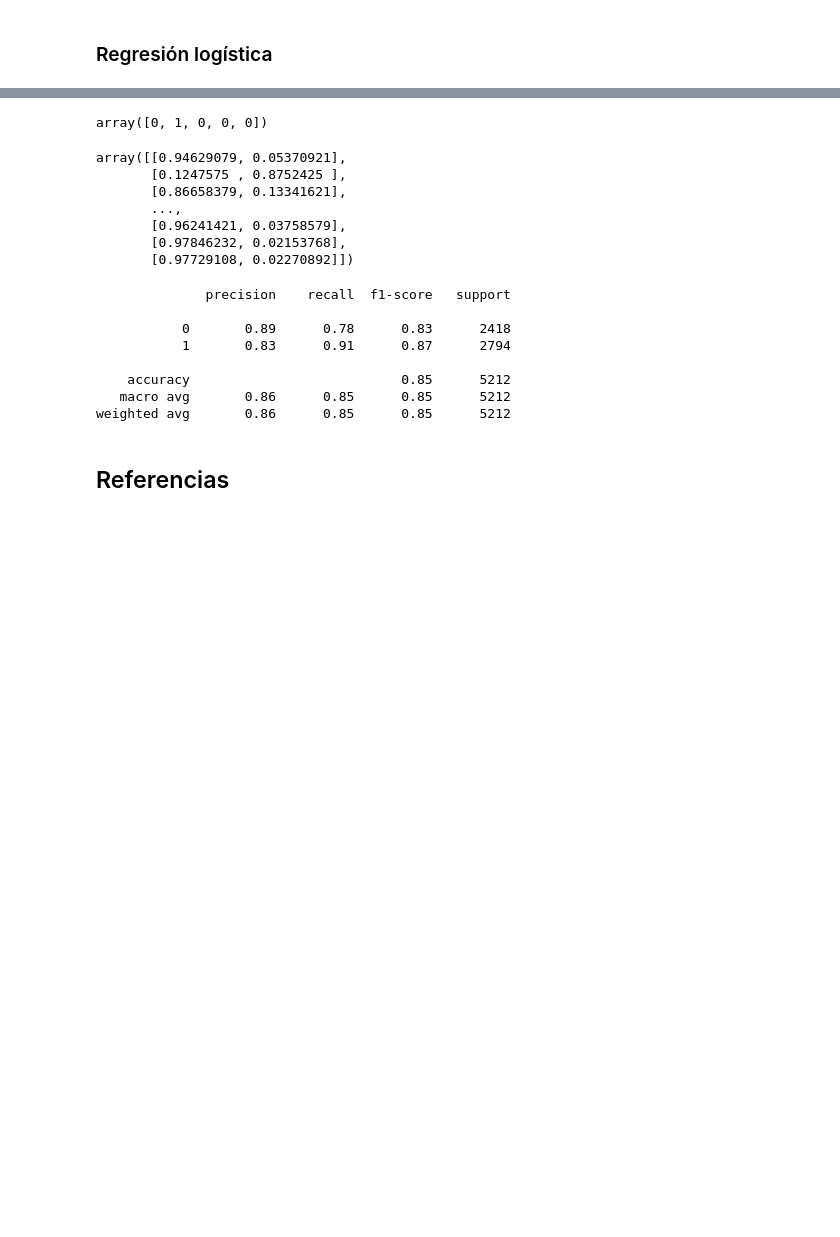
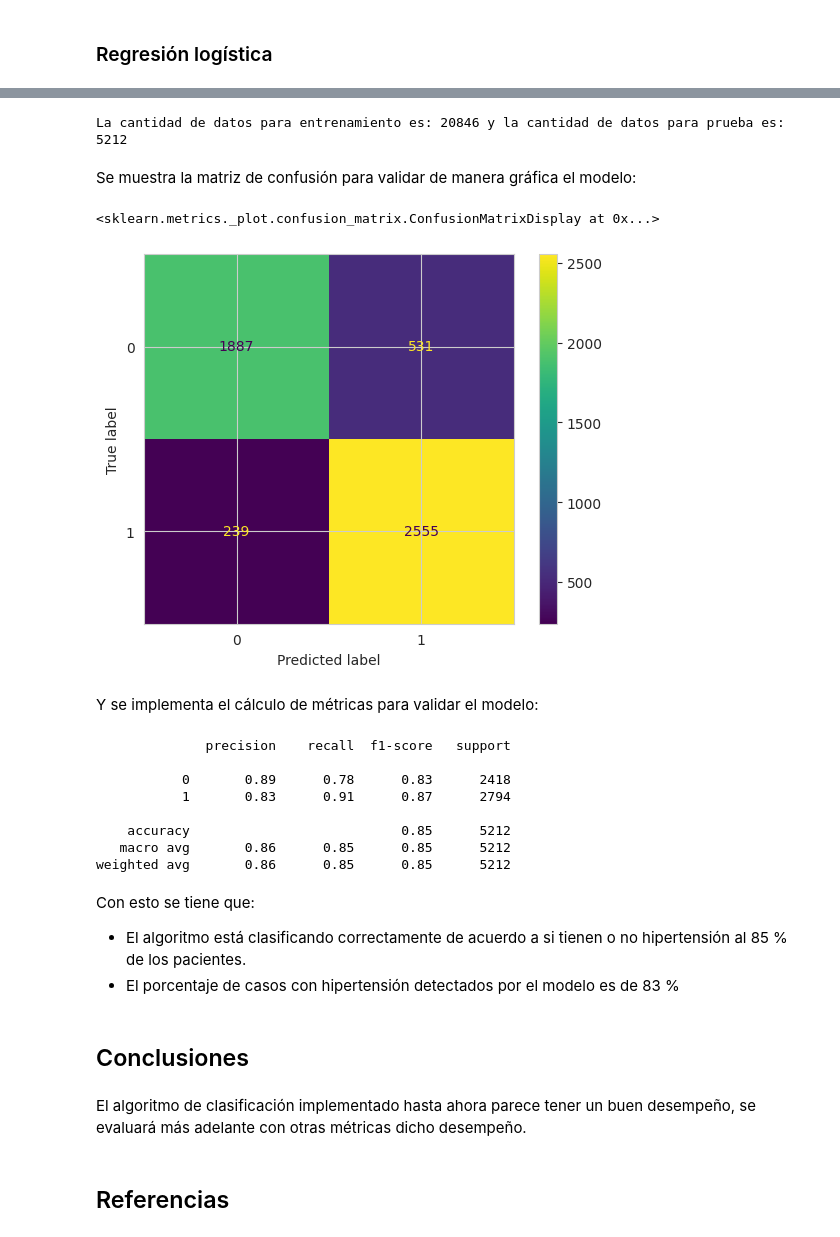
Before and after one commit to YojanAlcaraz28/DSCH-Desafios, a Jupyter notebook: notebooks/Desafío5/ProyectoDS_ParteII_Alcaraz.ipynb, the cells around one changed output, grey strips where cells are left out. Cells and saved outputs as stored; diff of their text form; code cells hidden in the pictures; blank space fills up the shorter version.

Commit message:
Métricas

```diff
--- a/notebooks/Desafío5/ProyectoDS_ParteII_Alcaraz.ipynb
+++ b/notebooks/Desafío5/ProyectoDS_ParteII_Alcaraz.ipynb
@@ -689,3 +691,10 @@ X_n
+# %%
+# Separar en entrenamiento/test en razon 80/20 %
+X_train, X_test, y_train, y_test = train_test_split(X_n,y,test_size=0.2, random_state=1)
+# %%
+print(f'La cantidad de datos para entrenamiento es: {len(y_train)} y la cantidad de datos para prueba es: {len(y_test)}')
+# %% [output]
+La cantidad de datos para entrenamiento es: 20846 y la cantidad de datos para prueba es: 5212
 # %%
 from sklearn.linear_model import LogisticRegression
 model = LogisticRegression(max_iter=10000, n_jobs=-1)
@@ -693,18 +702,18 @@ model = LogisticRegression(max_iter=10000, n_jobs=-1)
 model.fit(X_train, y_train)
 #Predicciones
 predicciones = model.predict(X_test)
-# %% [output]
-array([0, 1, 0, 0, 0])
-# %%
-model.predict_proba(X_test) # Probabilidades
-# %% [output]
-array([[0.94629079, 0.05370921],
-       [0.1247575 , 0.8752425 ],
-       [0.86658379, 0.13341621],
-       ...,
-       [0.96241421, 0.03758579],
-       [0.97846232, 0.02153768],
-       [0.97729108, 0.02270892]])
+# %% [markdown]
+Se muestra la matriz de confusión para validar de manera gráfica el modelo:
+# %%
+from sklearn.metrics import confusion_matrix, ConfusionMatrixDisplay
+cm = confusion_matrix(y_test, predicciones, labels=model.classes_)
+disp = ConfusionMatrixDisplay(confusion_matrix=cm,display_labels=model.classes_)
+disp.plot()
+# %% [output]
+<sklearn.metrics._plot.confusion_matrix.ConfusionMatrixDisplay at 0x...>
+[figure, added]
+# %% [markdown]
+Y se implementa el cálculo de métricas para validar el modelo:
 # %%
 from sklearn.metrics import classification_report
 print(classification_report(y_true=y_test,y_pred=predicciones))
@@ -717,6 +726,15 @@ print(classification_report(y_true=y_test,y_pred=predicciones))
     accuracy                           0.85      5212
    macro avg       0.86      0.85      0.85      5212
 weighted avg       0.86      0.85      0.85      5212
+# %% [markdown]
+Con esto se tiene que:
+
+- El algoritmo está clasificando correctamente de acuerdo a si tienen o no hipertensión al 85 % de los pacientes.
+- El porcentaje de casos con hipertensión detectados por el modelo es de 83 %
+# %% [markdown]
+## Conclusiones
+# %% [markdown]
+El algoritmo de clasificación implementado hasta ahora parece tener un buen desempeño, se evaluará más adelante con otras métricas dicho desempeño.
 # %% [markdown]
 ## Referencias
 # %% [markdown]
```
Also changed, not shown: parts of 5 cells of this notebook.
